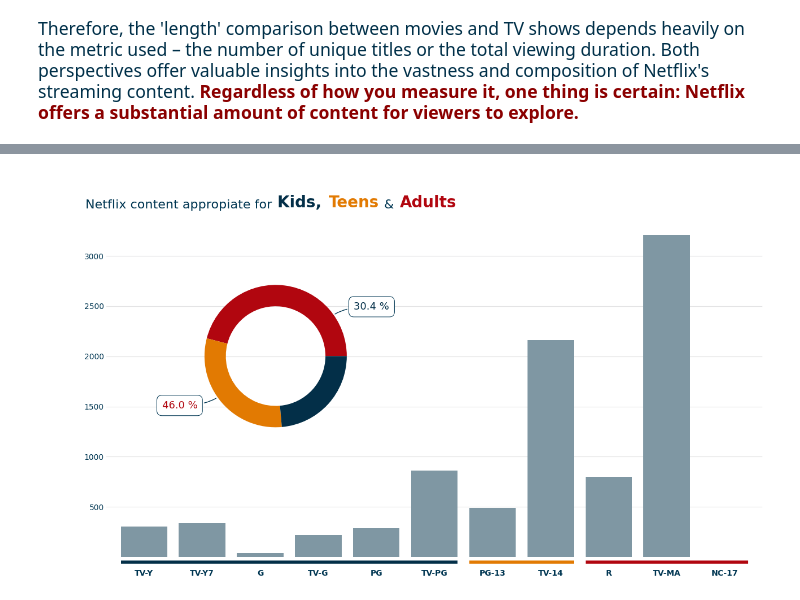
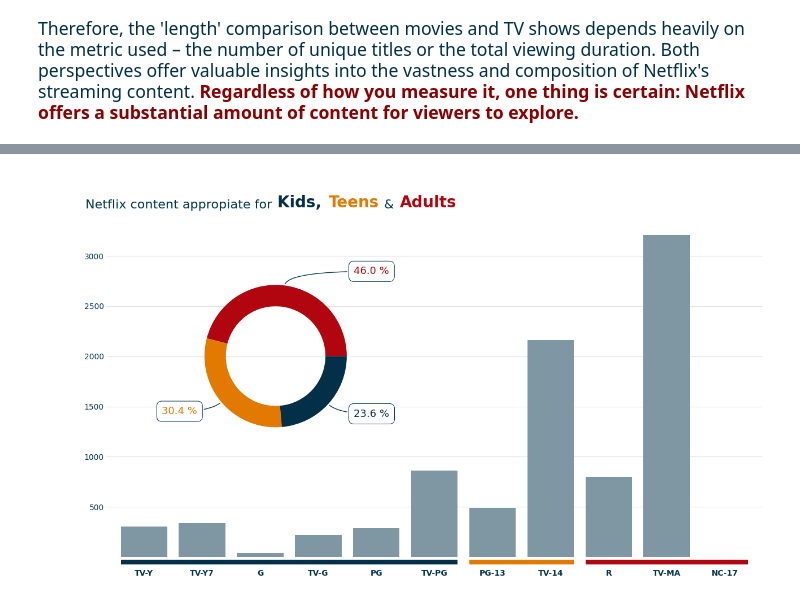
Before and after one commit to HugoAlexis/analisis_quejas_en_profeco, a Jupyter notebook: a-brief-netflix-data-storytelling.ipynb, the cells around one changed output, grey strips where cells are left out. Cells and saved outputs as stored; diff of their text form; code cells hidden in the pictures.

```diff
--- a/a-brief-netflix-data-storytelling.ipynb
+++ b/a-brief-netflix-data-storytelling.ipynb
@@ -705,9 +857,9 @@ ax.set_ylim(-100, 3800)
 ax.set_xlim(ax.get_xlim()[0], ax.get_xlim()[-1] - 1)
 
 
-ax.hlines(xmin=-0.4, xmax=5.4, y=-50, lw=4, color=colors[2])
-ax.hlines(xmin=5.6, xmax=7.4, y=-50, lw=4, color=colors[1])
-ax.hlines(xmin=7.6, xmax=10.4, y=-50, lw=4, color=colors[0])
+ax.hlines(xmin=-0.4, xmax=5.4, y=-50, lw=6, color=colors[2])
+ax.hlines(xmin=5.6, xmax=7.4, y=-50, lw=6, color=colors[1])
+ax.hlines(xmin=7.6, xmax=10.4, y=-50, lw=6, color=colors[0])
 
 
 s="""Netflix offers a diverse library of content, with a strong focus
@@ -722,7 +874,7 @@ ax.set_aspect('equal')
 
 pie_data = netflix_data.query('rating_classes != "N"')['rating_classes'].value_counts()
 pcts = pie_data / pie_data.sum()
-wedes, *_ = ax.pie(
+wedges, *_ = ax.pie(
     pie_data,
     colors=colors,
     radius=1,
@@ -735,32 +887,32 @@ kw = dict(arrowprops=dict(arrowstyle="-", color='#003652'),
           bbox=bbox_props, zorder=0, va="center")
 
 for i, p in enumerate(wedges):
     ang = (p.theta2 - p.theta1)/2. + p.theta1
     y = np.sin(np.deg2rad(ang))
     x = np.cos(np.deg2rad(ang))
     ha = {-1: "right", 1: "left"}[int(np.sign(x*0.2))]
     connectionstyle = f"angle3,angleA=0,angleB={ang}"
     kw["arrowprops"].update({"connectionstyle": connectionstyle})
     ax.annotate(f'{100*pcts.iloc[i]:.1f} %', xy=(x, y), xytext=(1.1*np.sign(x), 1.2*y),
-                ha=ha, fontsize=13, color=colors[-i], **kw,)
+                ha=ha, fontsize=13, color=p.get_facecolor(), **kw,)
 
 
 # Titlte of tha visualization
 #fig.text(s='Netflix content appropiate for ', x=0.5, y=0.92, fontsize=15, ha='center', color='#003652');
 text0 = TextArea('Netflix content appropiate for ',
                  textprops=dict(color='#003652', fontsize=16, fontweight='medium'))
 text1 = TextArea("Kids, ", textprops=dict(color=colors[2], fontsize=20, weight='bold'))
 text2 = TextArea("Teens", textprops=dict(color=colors[1], fontsize=20, weight='bold'))
 text3 = TextArea(" & ", textprops=dict(color='#003652', fontsize=16, weight='medium'))
 text4 = TextArea("Adults", textprops=dict(color=colors[0], fontsize=20, weight='bold'))
 
 # Combinar horizontalmente
 title_box = HPacker(children=[text0, text1, text2, text3, text4], align="left", pad=0, sep=2)
 
 # Anclar arriba del eje
 anchored_title = AnchoredOffsetbox(loc='upper center', child=title_box, pad=0.5,
                                    frameon=False, bbox_to_anchor=(0.51, 1.75),
                                    bbox_transform=ax1.transAxes, borderpad=0.0)
 fig.add_artist(anchored_title);
 # %% [output]
-[figure, old version]
+[figure, new version]
```
Also changed, not shown: parts of 23 cells of this notebook.
